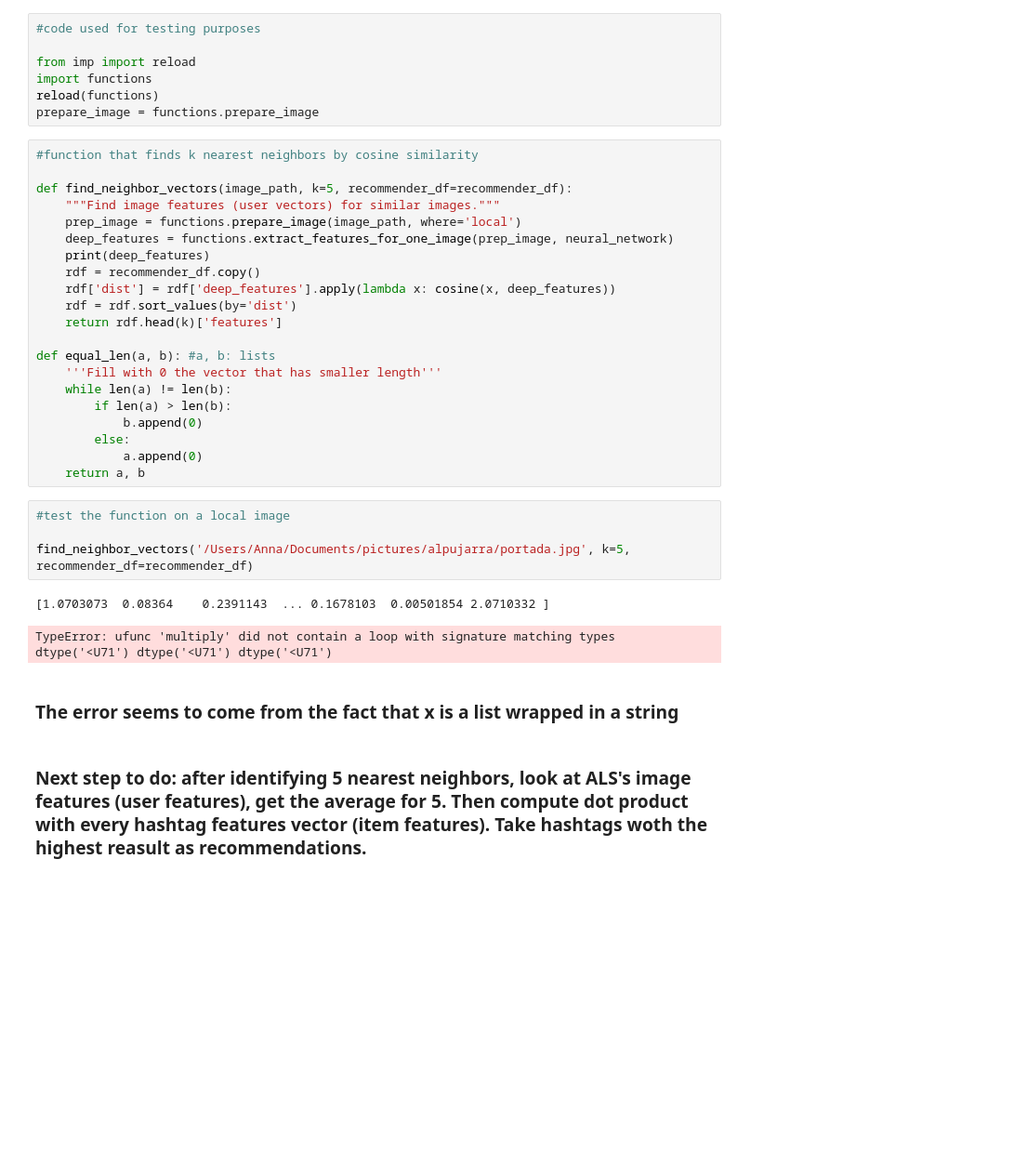
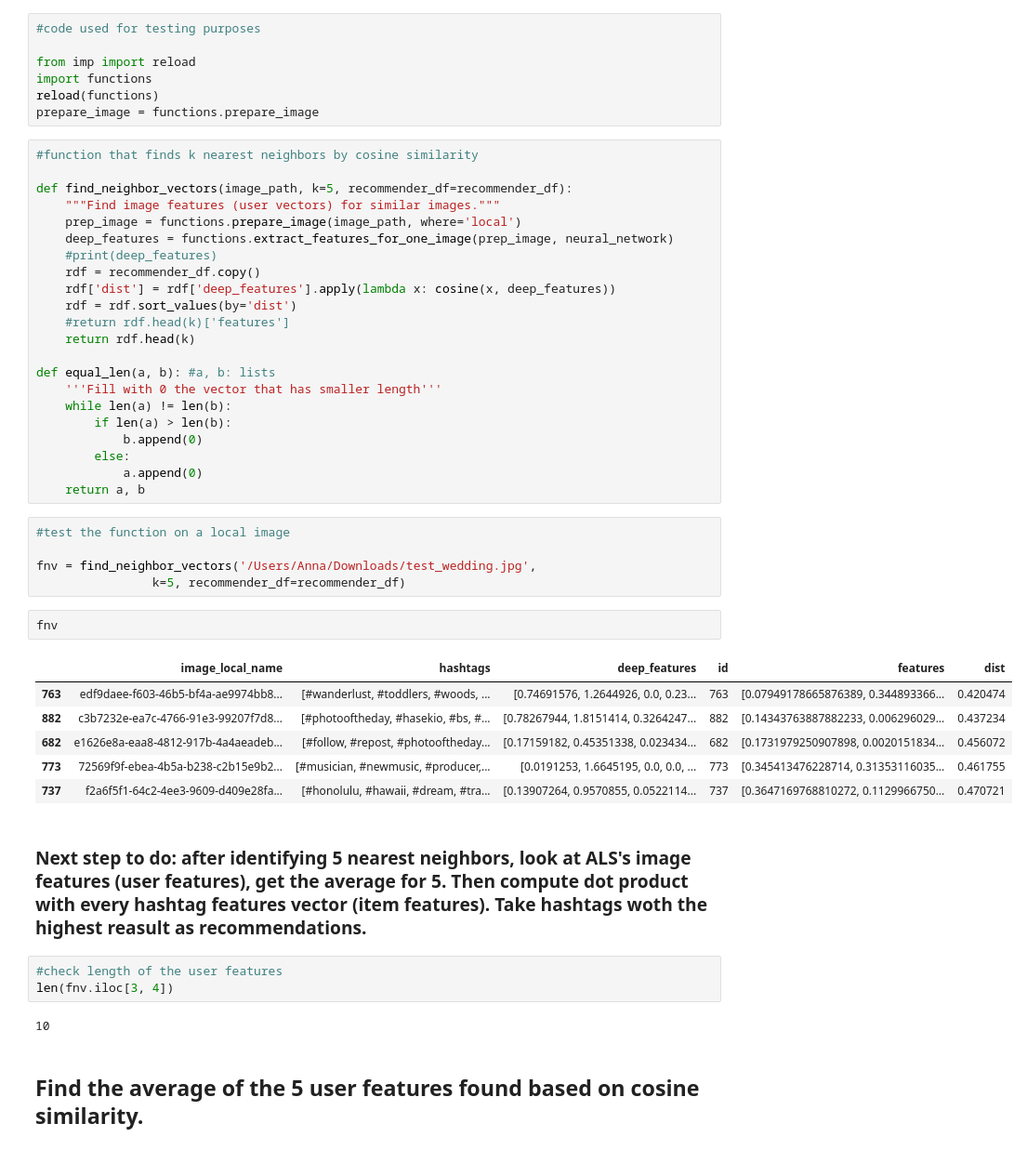
Before and after one commit to AlecMorgan/Automatic-Image-Tagger, a Jupyter notebook: predict_hashtag_for_new_image.ipynb, the cells around one changed output. Shown at 93% size. Saved outputs shown, nothing was run; the diff lists cells and outputs as text; blank space fills up the shorter version.

```diff
--- a/predict_hashtag_for_new_image.ipynb
+++ b/predict_hashtag_for_new_image.ipynb
@@ -144,11 +156,12 @@ def find_neighbor_vectors(image_path, k=5, recommender_df=recommender_df):
     """Find image features (user vectors) for similar images."""
     prep_image = functions.prepare_image(image_path, where='local')
     deep_features = functions.extract_features_for_one_image(prep_image, neural_network)
-    print(deep_features)
+    #print(deep_features)
     rdf = recommender_df.copy()
     rdf['dist'] = rdf['deep_features'].apply(lambda x: cosine(x, deep_features))
     rdf = rdf.sort_values(by='dist')
-    return rdf.head(k)['features']
+    #return rdf.head(k)['features']
+    return rdf.head(k)
 
 def equal_len(a, b): #a, b: lists
     '''Fill with 0 the vector that has smaller length'''
@@ -161,11 +174,23 @@ def equal_len(a, b): #a, b: lists
 # %%
 #test the function on a local image
 
-find_neighbor_vectors('/Users/Anna/Documents/pictures/alpujarra/portada.jpg', k=5, recommender_df=recommender_df)
+fnv = find_neighbor_vectors('/Users/Anna/Downloads/test_wedding.jpg',
+                k=5, recommender_df=recommender_df)
-# %% [output]
-[1.0703073  0.08364    0.2391143  ... 0.1678103  0.00501854 2.0710332 ]
-TypeError: ufunc 'multiply' did not contain a loop with signature matching types dtype('<U71') dtype('<U71') dtype('<U71')
-# %% [markdown]
-### The error seems to come from the fact that x is a list wrapped in a string
+# %%
+fnv
+# %% [output]
+|  | image_local_name | hashtags | deep_features | id | features | dist |
+| 763 | edf9daee-f603-46b5-bf4a-ae9974bb8... | [#wanderlust, #toddlers, #woods, ... | [0.74691576, 1.2644926, 0.0, 0.23... | 763 | [0.07949178665876389, 0.344893366... | 0.420474 |
+| 882 | c3b7232e-ea7c-4766-91e3-99207f7d8... | [#photooftheday, #hasekio, #bs, #... | [0.78267944, 1.8151414, 0.3264247... | 882 | [0.14343763887882233, 0.006296029... | 0.437234 |
+| 682 | e1626e8a-eaa8-4812-917b-4a4aeadeb... | [#follow, #repost, #photooftheday... | [0.17159182, 0.45351338, 0.023434... | 682 | [0.1731979250907898, 0.0020151834... | 0.456072 |
+| 773 | 72569f9f-ebea-4b5a-b238-c2b15e9b2... | [#musician, #newmusic, #producer,... | [0.0191253, 1.6645195, 0.0, 0.0, ... | 773 | [0.345413476228714, 0.31353116035... | 0.461755 |
+| 737 | f2a6f5f1-64c2-4ee3-9609-d409e28fa... | [#honolulu, #hawaii, #dream, #tra... | [0.13907264, 0.9570855, 0.0522114... | 737 | [0.3647169768810272, 0.1129966750... | 0.470721 |
 # %% [markdown]
 ### Next step to do: after identifying 5 nearest neighbors, look at ALS's image features (user features), get the average for 5. Then compute dot product with every hashtag features vector (item features). Take hashtags woth the highest reasult as recommendations.
+# %%
+#check length of the user features
+len(fnv.iloc[3, 4])
+# %% [output]
+10
+# %% [markdown]
+## Find the average of the 5 user features found based on cosine similarity.
```
Also changed, not shown: parts of 17 cells of this notebook, 2 other files.
